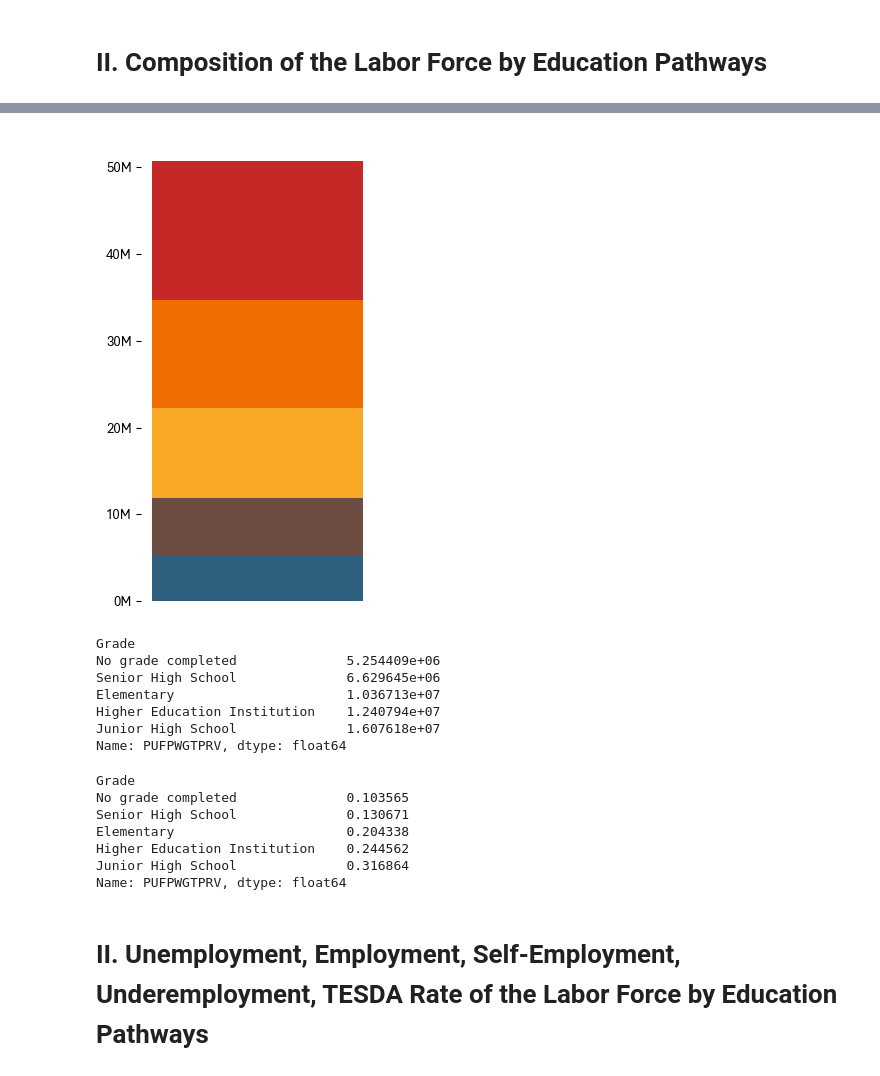
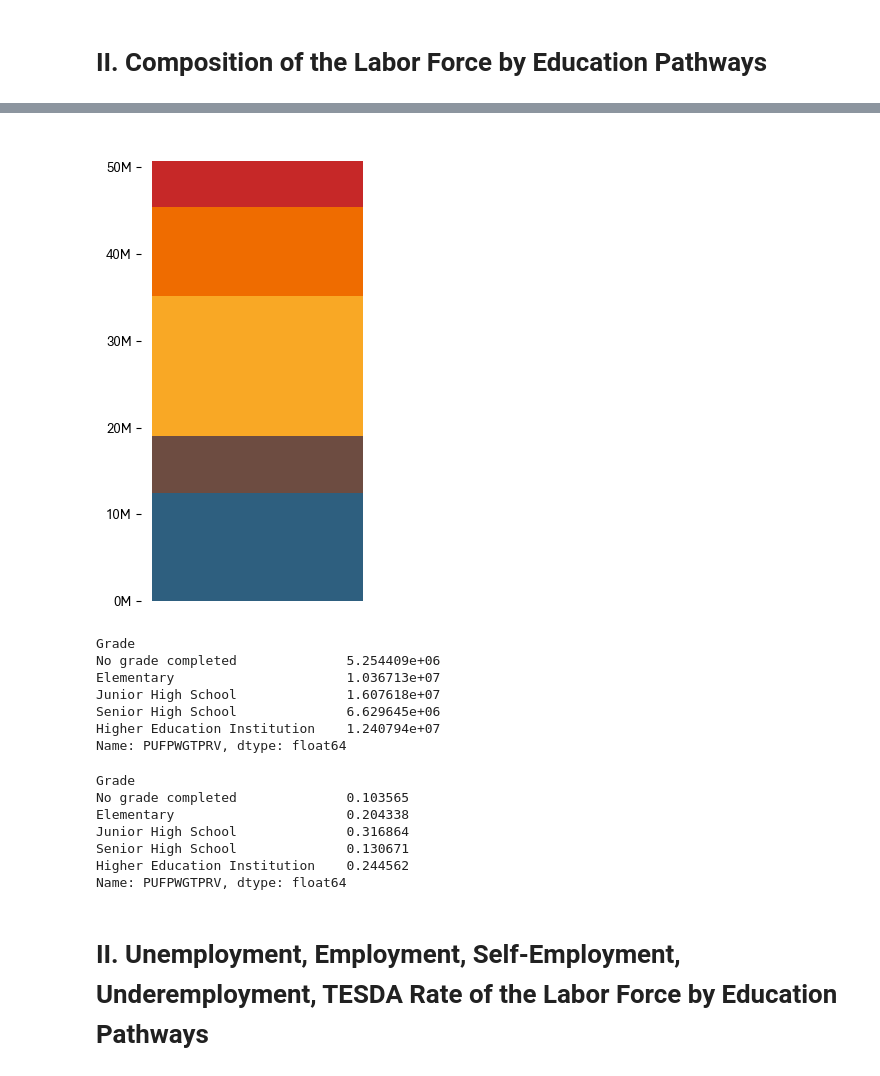
Before and after one commit to BSDSBA-JF/wadwani_intern, a Jupyter notebook: 04_romesh/labor_force.ipynb, the cells around one changed output, grey strips where cells are left out. Saved outputs shown, nothing was run; the diff lists cells and outputs as text; code cells hidden in the pictures.

```diff
--- a/04_romesh/labor_force.ipynb
+++ b/04_romesh/labor_force.ipynb
@@ -109,7 +109,8 @@ relevant_cols = ['PUFPWGTPRV', # Final Weight Based on Projection
                  'PUFC23_PCLASS', # Self-Employed (3)
                  'PUFC07_GRADE', # Look at the code
                  'PUFC09_GRADTECH', # Went through TESDA (1), Did NOT go through TESDA (2)
-                 'PUFC25_PBASIC' # Pay per Day
+                 'PUFC25_PBASIC', # Pay per Day
+                 'PUFC31_FLWRK', # First time looking for work (1), no (2)
 ]
 
 filepath = 'data/PHL-PSA-LFS-2025-01-PUF/LFS PUF January 2025.CSV'
@@ -168,8 +169,22 @@ grade_map = {
     "Post Secondary Undergraduate":"Senior High School"
 }
 
-# Finally get the grade
+# Finally get the grade and set it as categorical
 lf_df.loc[:, 'Grade'] = lf_df['PUFC07_GRADE'].astype(int).map(classify_education).map(grade_map)
+grade_order = [
+    "No grade completed",
+    "Elementary",
+    "Junior High School",
+    "Senior High School",
+    "Higher Education Institution"
+]
+
+# Convert the 'Grade' column to a categorical type with ordering
+lf_df['Grade'] = pd.Categorical(
+    lf_df['Grade'],
+    categories=grade_order,
+    ordered=True
+)
 # %% [markdown]
 To make sure that all of the EDA below will be correct, I checked with LFS Summary Statistics (where the numbers are stated in the thousands). The code has to say that there are around 50,735,000 people in the labor force; 48,672,000 currently employed; unemployment rate of 4.0675%
 
@@ -193,53 +218,53 @@ In April 2025, the unemployment rate was 4.067475%
 # %%
-lf_education = lf_df.groupby('Grade')['PUFPWGTPRV'].sum().sort_values()
+lf_education = lf_df.groupby('Grade', observed=False)['PUFPWGTPRV'].sum()
 
 colors = [
     "#C62828",  # deep red
     "#EF6C00",  # orange
     "#F9A825",  # golden
     "#6D4C41",  # brown
     "#2E5F7F"   # muted blue-gray
 ]
 
 fig, ax = plt.subplots(figsize=(3, 6))
 bottom = 0
-for (category, value), color in zip(lf_education.items(), colors[::-1]):
-    plt.bar("Young Workforce", value, bottom=bottom, color=color)
+for (category, value), color in zip(lf_education[::-1].items(), colors[::-1]):
+    plt.bar("Young Workforce", value, bottom=bottom, color=color, label=category)
     bottom += value
 
 # Remove the spines
 for spine in ['top', 'right', 'bottom', 'left']:
     plt.gca().spines[spine].set_visible(False)
 
 # Clean the x and y axis
 for tick in ax.get_yticklabels():
     tick.set_fontproperties(prop)
 ax.yaxis.set_major_formatter(FuncFormatter(lambda x, pos: f'{int(x/1e6)}M'))
 
 ax.set_xticks([])
-
+#plt.legend()
 plt.show()
 # %% [output]
-[figure, old version]
+[figure, new version]
 # %%
 lf_education
 # %% [output]
 Grade
 No grade completed              5.254409e+06
+Elementary                      1.036713e+07
+Junior High School              1.607618e+07
 Senior High School              6.629645e+06
-Elementary                      1.036713e+07
 Higher Education Institution    1.240794e+07
-Junior High School              1.607618e+07
 Name: PUFPWGTPRV, dtype: float64
 # %%
 lf_education / lf_education.sum()
 # %% [output]
 Grade
 No grade completed              0.103565
+Elementary                      0.204338
+Junior High School              0.316864
 Senior High School              0.130671
-Elementary                      0.204338
 Higher Education Institution    0.244562
-Junior High School              0.316864
 Name: PUFPWGTPRV, dtype: float64
 # %% [markdown]
 # II. Unemployment, Employment, Self-Employment, Underemployment, TESDA Rate of the Labor Force by Education Pathways
```
Also changed, not shown: parts of 8 cells of this notebook, 12 other files.
